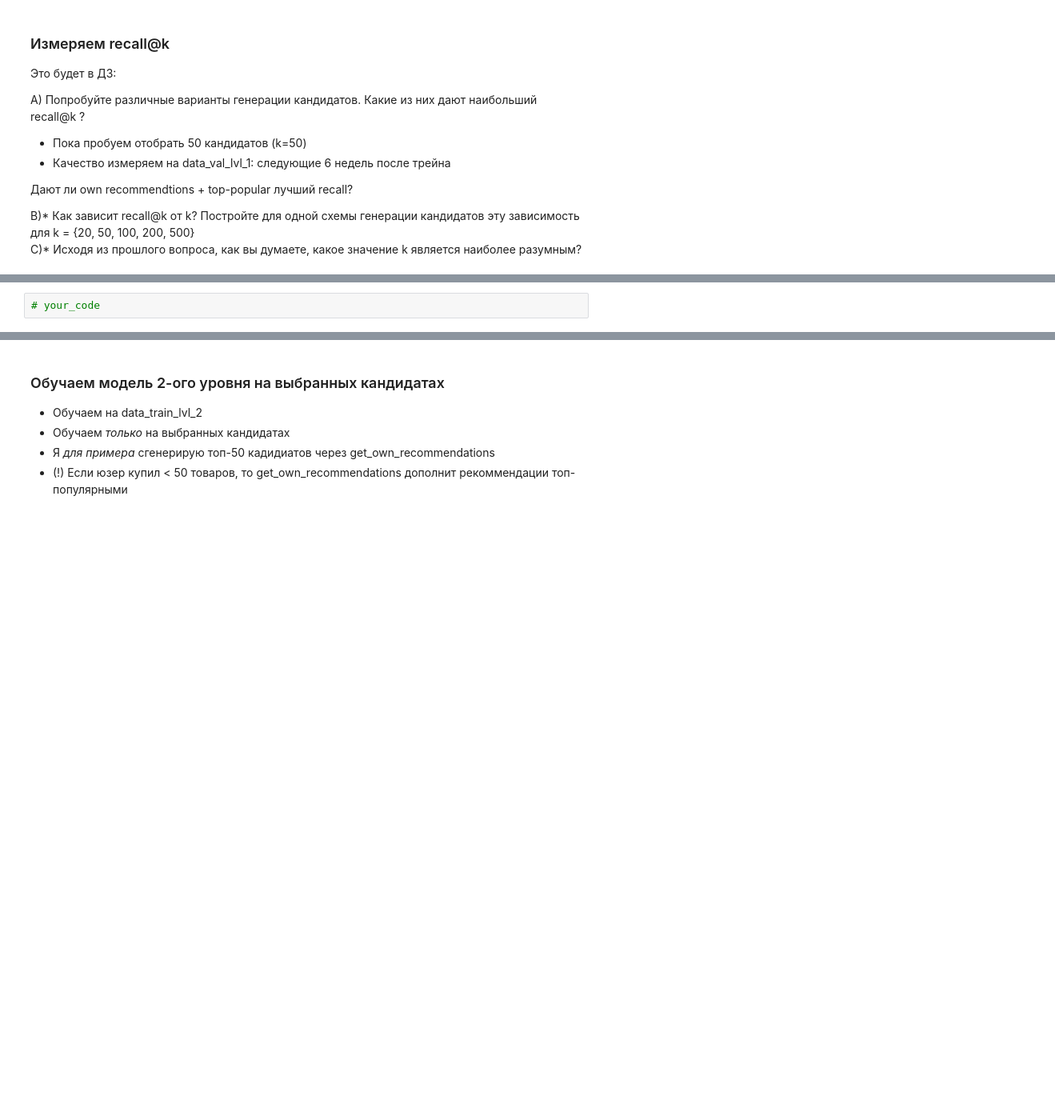
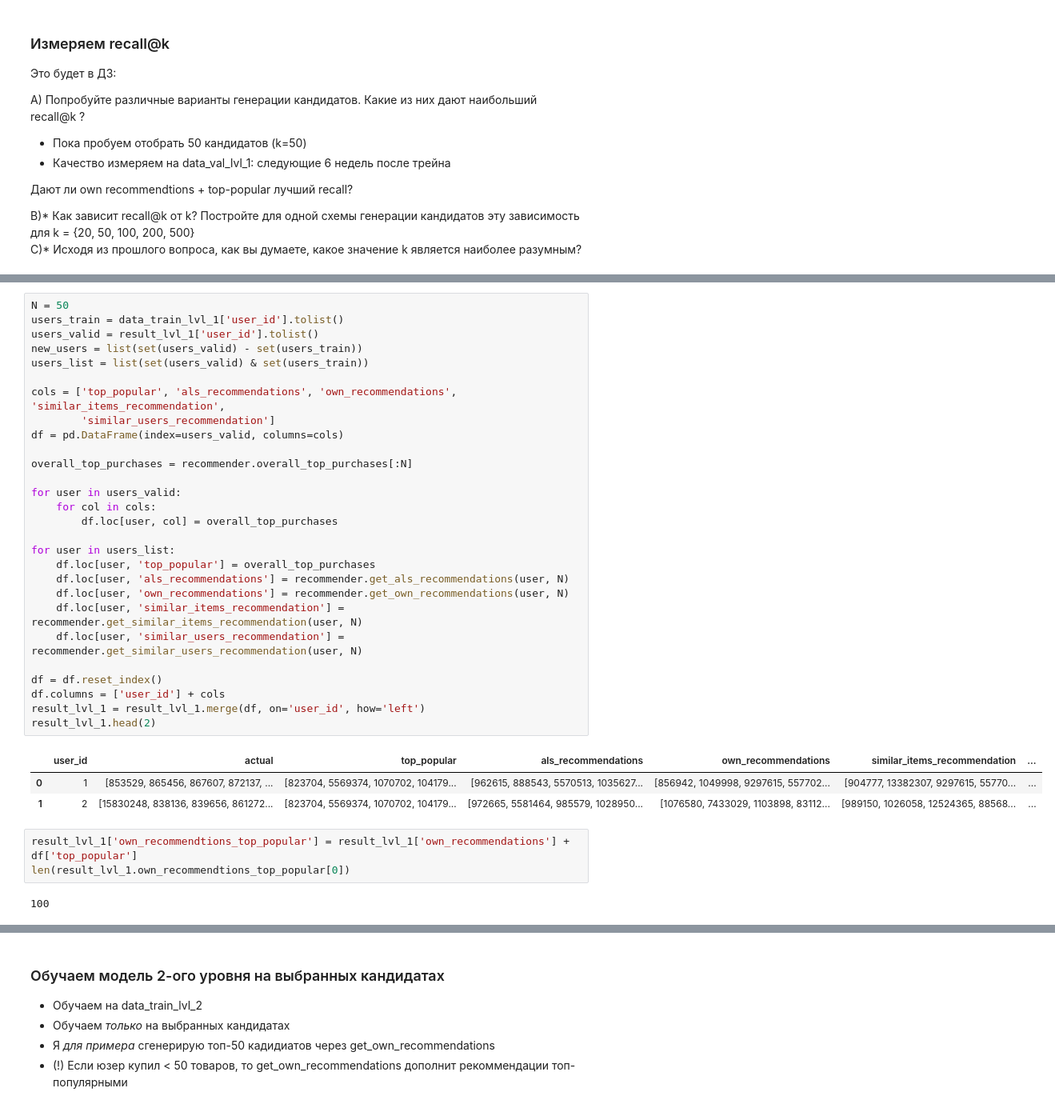
Before and after one commit to Zalutskii/GBEdu, a Jupyter notebook: Recomendation_sisten/Lesson_06/webinar_6_new.ipynb, the cells around one changed output, grey strips where cells are left out. Shown at 80% size. Saved outputs shown, nothing was run; the diff lists cells and outputs as text; blank space fills up the shorter version.

```diff
--- a/Recomendation_sisten/Lesson_06/webinar_6_new.ipynb
+++ b/Recomendation_sisten/Lesson_06/webinar_6_new.ipynb
@@ -160,2 +178,37 @@ result_lvl_1.head(2)
-# %%
-# your_code
+# %%
+N = 50
+users_train = data_train_lvl_1['user_id'].tolist()
+users_valid = result_lvl_1['user_id'].tolist()
+new_users = list(set(users_valid) - set(users_train))
+users_list = list(set(users_valid) & set(users_train))
+
+cols = ['top_popular', 'als_recommendations', 'own_recommendations', 'similar_items_recommendation',
+        'similar_users_recommendation']
+df = pd.DataFrame(index=users_valid, columns=cols)
+
+overall_top_purchases = recommender.overall_top_purchases[:N]
+
+for user in users_valid:
+    for col in cols:
+        df.loc[user, col] = overall_top_purchases
+
+for user in users_list:
+    df.loc[user, 'top_popular'] = overall_top_purchases
+    df.loc[user, 'als_recommendations'] = recommender.get_als_recommendations(user, N)
+    df.loc[user, 'own_recommendations'] = recommender.get_own_recommendations(user, N)
+    df.loc[user, 'similar_items_recommendation'] = recommender.get_similar_items_recommendation(user, N)
+    df.loc[user, 'similar_users_recommendation'] = recommender.get_similar_users_recommendation(user, N)
+
+df = df.reset_index()
+df.columns = ['user_id'] + cols
+result_lvl_1 = result_lvl_1.merge(df, on='user_id', how='left')
+result_lvl_1.head(2)
+# %% [output]
+|  | user_id | actual | top_popular | als_recommendations | own_recommendations | similar_items_recommendation | ... |
+| 0 | 1 | [853529, 865456, 867607, 872137, ... | [823704, 5569374, 1070702, 104179... | [962615, 888543, 5570513, 1035627... | [856942, 1049998, 9297615, 557702... | [904777, 13382307, 9297615, 55770... | ... |
+| 1 | 2 | [15830248, 838136, 839656, 861272... | [823704, 5569374, 1070702, 104179... | [972665, 5581464, 985579, 1028950... | [1076580, 7433029, 1103898, 83112... | [989150, 1026058, 12524365, 88568... | ... |
+# %%
+result_lvl_1['own_recommendtions_top_popular'] = result_lvl_1['own_recommendations'] + df['top_popular']
+len(result_lvl_1.own_recommendtions_top_popular[0])
+# %% [output]
+100
```
Also changed, not shown: parts of 30 cells of this notebook.
